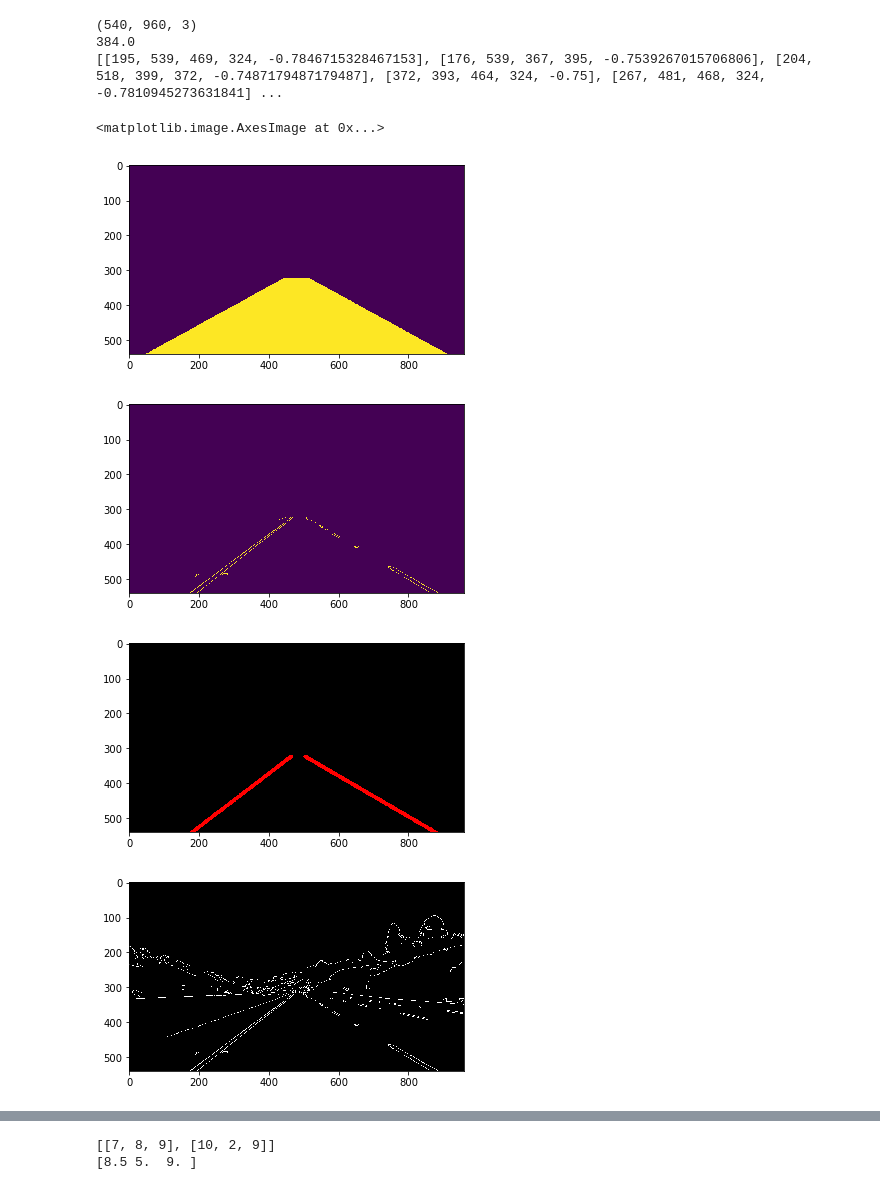
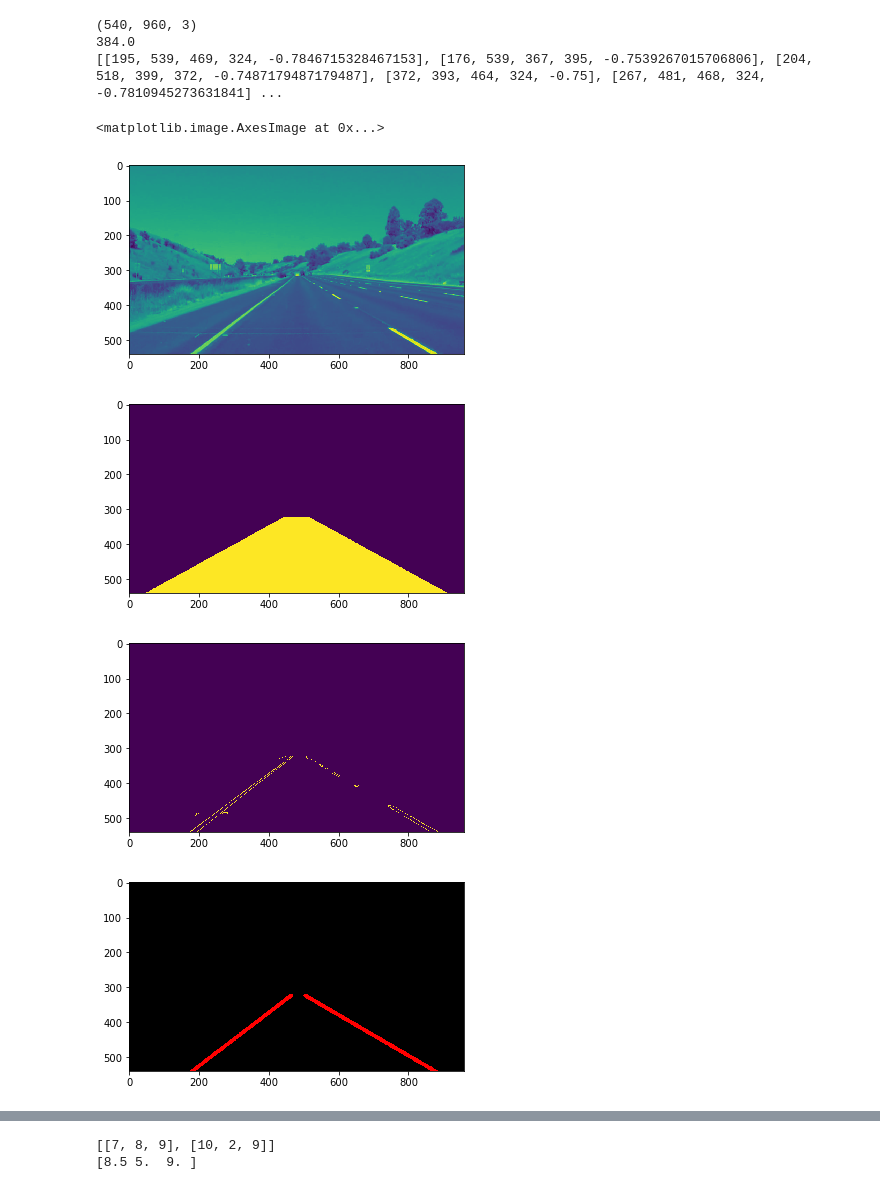
Before and after one commit to faabdal1/Udacity_nanodegree, a Jupyter notebook: Project_1_Finding_lanes/Test.ipynb, the cells around one changed output, grey strips where cells are left out. Saved outputs shown, nothing was run; the diff lists cells and outputs as text; code cells hidden in the pictures.

```diff
--- a/Project_1_Finding_lanes/Test.ipynb
+++ b/Project_1_Finding_lanes/Test.ipynb
@@ -9,6 +9,9 @@ import time
 # Read in and grayscale the image
 image = mpimg.imread('test_images/whiteCarLaneSwitch.jpg')
 gray = cv2.cvtColor(image,cv2.COLOR_RGB2GRAY)
+
+plt.figure()
+plt.imshow(gray)
 
 # Define a kernel size and apply Gaussian smoothing
 kernel_size = 5
@@ -49,7 +52,8 @@ rho = 1 # distance resolution in pixels of the Hough grid
 theta = np.pi/180 # angular resolution in radians of the Hough grid
 threshold = 20   # minimum number of votes (intersections in Hough grid cell)
 min_line_length = 25 #minimum number of pixels making up a line
-max_line_gap = 50 # maximum gap in pixels between connectable line segments
+
+# maximum gap in pixels between connectable line segments
 line_image = np.copy(image)*0 # creating a blank to draw lines on
 
 # Run Hough on edge detected image
@@ -91,34 +95,34 @@ print(right_lines)
 left_cor = np.mean(left_lines, axis=0)
 if (left_cor != []):
     x1,y1,x2,y2,slope = np.mean(left_lines, axis=0)
     b = y1 - slope*x1
     y1_n = imshape[1]
     x1_n = (y1_n - b)/slope
     y2_n = (imshape[0])*3/5
     x2_n = (y2_n - b)/slope
     cv2.line(line_image,(int(x1_n),int(y1_n)),(int(x2_n),int(y2_n)),(255,0,0),10)
 plt.figure()
 
 
 plt.imshow(line_image)
 
 # Create a "color" binary image to combine with line image
 color_edges = np.dstack((edges, edges, edges))
 plt.figure()
 plt.imshow(color_edges)
 
 # Draw the lines on the edge image
 lines_edges = cv2.addWeighted(color_edges, 0.8, line_image, 1, 0)
 plt.figure()
 plt.imshow(lines_edges)
 
 #plt.imshow(image)
 # %% [output]
 (540, 960, 3)
 384.0
 [[195, 539, 469, 324, -0.7846715328467153], [176, 539, 367, 395, -0.7539267015706806], [204, 518, 399, 372, -0.7487179487179487], [372, 393, 464, 324, -0.75], [267, 481, 468, 324, -0.7810945273631841] ...
 <matplotlib.image.AxesImage at 0x...>
-[figure, old version]
+[figure, new version]
-[figure, old version]
+[figure, new version]
-[figure, old version]
+[figure, new version]
-[figure, old version]
+[figure, new version]
```
Also changed, not shown: parts of 1 cell of this notebook, 2 other files.
